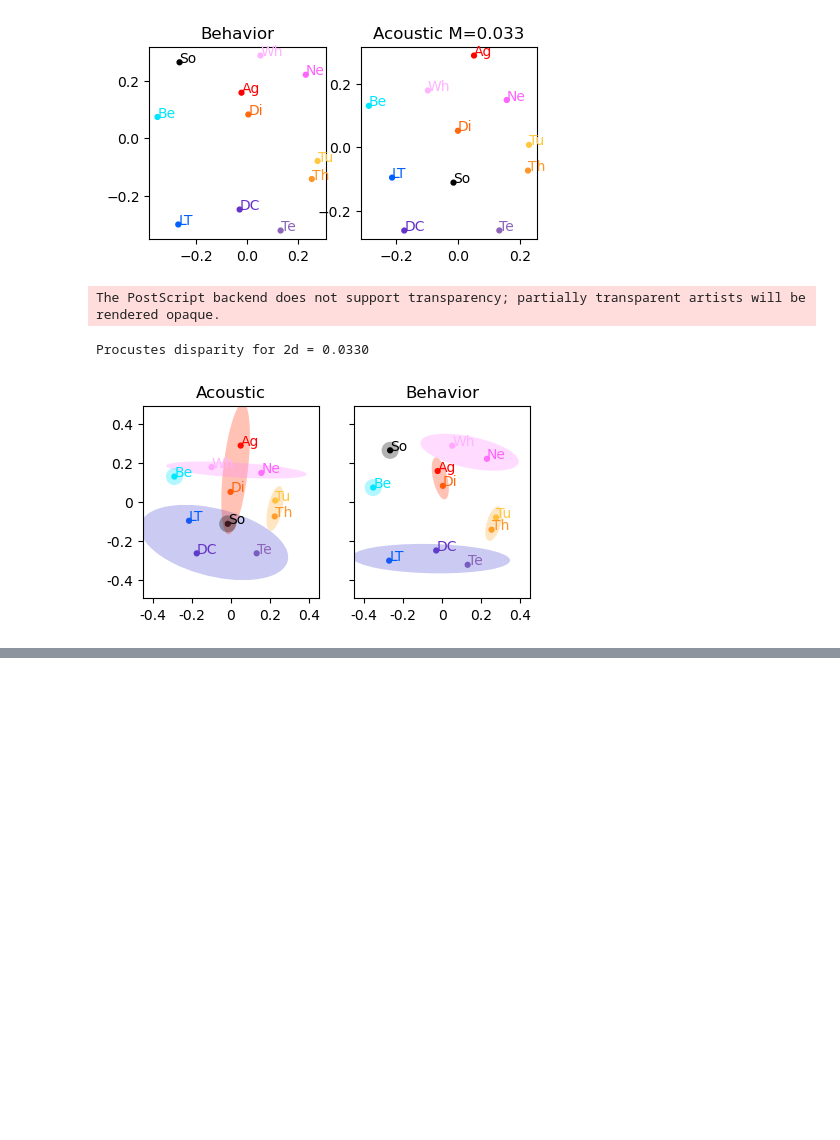
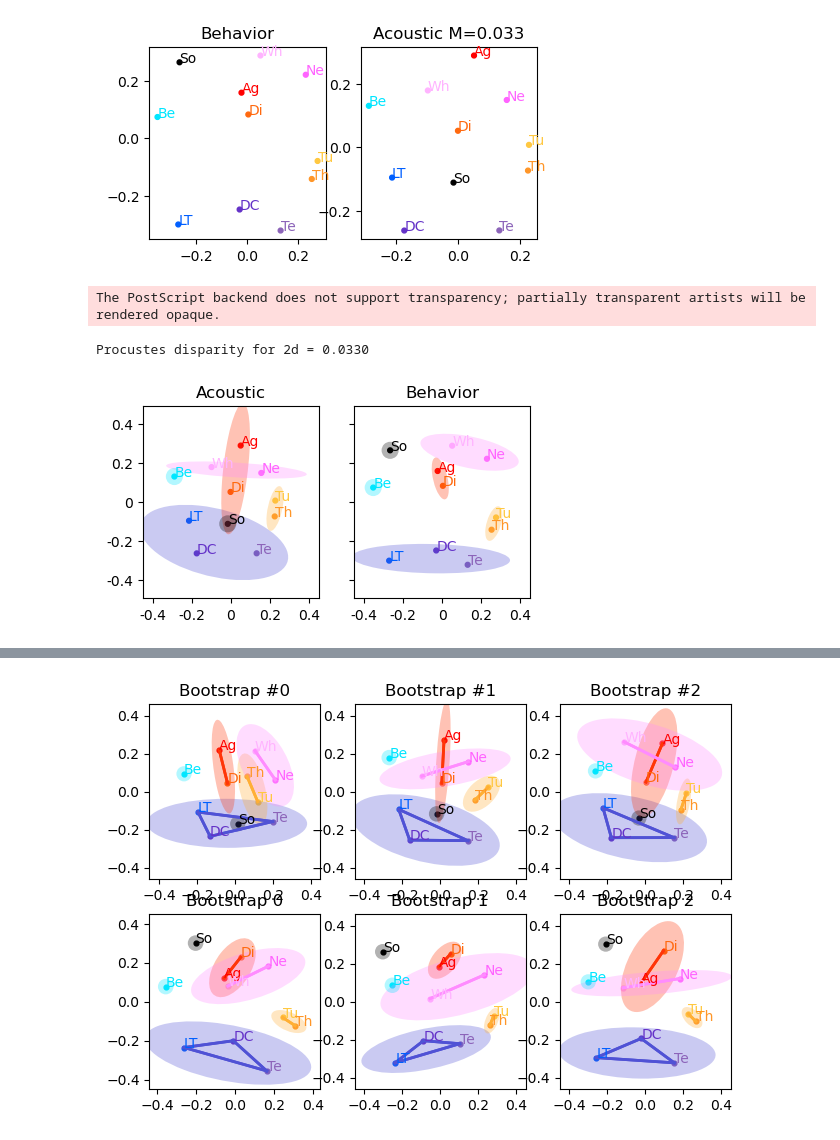
Before and after one commit to theunissenlab/zebra-finch-semantic-category, a Jupyter notebook: pythonNotebooks/BEHAV-Figure 4.ipynb, the cells around one changed output, grey strips where cells are left out. Saved outputs shown, nothing was run; the diff lists cells and outputs as text; code cells hidden in the pictures; blank space fills up the shorter version.

```diff
--- a/pythonNotebooks/BEHAV-Figure 4.ipynb
+++ b/pythonNotebooks/BEHAV-Figure 4.ipynb
@@ -1625,0 +1750,91 @@ plt.savefig(figDir + 'BehaviorAcousticSpectroMDSCloud.eps')
+# %%
+# This is the new panel of figure 4 showing three bootstraps
+nexamples = 3
+
+# Redo the procrustes rotation with all the data because we overwrote it in the bootstrap
+# THis is also done on previous cell but can be repeated
+# behMDSX, acMDSX, Mac = procrustes(behMDS, acMDS[indINname_grp, :])
+
+# plot the new data as clouds.
+plt.figure(figsize= (7.5,5), dpi=100)
+
+
+for k in range(nexamples):
+
+    semClusterColor, semClusterAcCentroids, semClusterBehCentroids, semClusterAcStd, semClusterBehStd = clusterCalc(semCluster, np.squeeze(acMDSXBootAll[:,k,:]), np.squeeze(behMDSXBootAll[:,k,:]))
+    # Draw centroids
+    ax1 = plt.subplot(2,nexamples,k+1)
+    for i, txt in enumerate(callList):
+        ax1.annotate(txt, (acMDSXBootAll[i, k, 0], acMDSXBootAll[i, k, 1]), color = callColor[txt])
+        plt.scatter(acMDSXBootAll[i,k,0], acMDSXBootAll[i,k,1], color = callColor[txt], s=12)
+
+    for isem, sem in enumerate(semCluster.keys()):
+        ell_radius_x = np.sqrt(1 + semClusterAcStd[isem,2])
+        ell_radius_y = np.sqrt(1 - semClusterAcStd[isem,2])
+        ellipse = Ellipse((0, 0), width=ell_radius_x * 2, height=ell_radius_y * 2,
+                      facecolor=semClusterColor[sem], alpha = 0.3)
+
+        transf = transforms.Affine2D() \
+            .rotate_deg(45) \
+            .scale(semClusterAcStd[isem,0]*2, semClusterAcStd[isem,1]*2) \
+            .translate(semClusterAcCentroids[isem,0], semClusterAcCentroids[isem,1])
+
+        ellipse.set_transform(transf + ax1.transData)
+        ax1.add_patch(ellipse)
+
+    # Draw lines between hyper categories
+    for isem, sem in enumerate(semCluster.keys()):
+            for i, txti in enumerate(callList):
+                 if txti in semCluster[sem]:
+                      for j, txtj in enumerate(callList):
+                           if ( (txtj in semCluster[sem]) & (j!= i) ):
+                                plt.plot([acMDSXBootAll[i,k,0], acMDSXBootAll[j,k,0]], [acMDSXBootAll[i,k,1], acMDSXBootAll[j,k,1]], '-', color = semClusterColor[sem], linewidth=2)
+
+    plt.axis('equal')
+    plt.xlim((-0.45, 0.45))
+    plt.ylim((-0.45, 0.45))
+    plt.xticks([-0.4, -0.2, 0, 0.2, 0.4], visible=True)
+    plt.yticks([-0.4, -0.2, 0, 0.2, 0.4], visible=True)
+    plt.title('Bootstrap #%d'%(k))
+
+    # Draw centroids
+    ax2 = plt.subplot(2,nexamples,nexamples+k+1)
+    for i, txt in enumerate(callList):
+        ax2.annotate(txt, (behMDSXBootAll[i, k, 0], behMDSXBootAll[i, k, 1]), color = callColor[txt])
+        plt.scatter(behMDSXBootAll[i,k,0], behMDSXBootAll[i,k,1], color = callColor[txt], s=12)
+
+    for isem, sem in enumerate(semCluster.keys()):
+        ell_radius_x = np.sqrt(1 + semClusterBehStd[isem,2])
+        ell_radius_y = np.sqrt(1 - semClusterBehStd[isem,2])
+        ellipse = Ellipse((0, 0), width=ell_radius_x * 2, height=ell_radius_y * 2,
+                      facecolor=semClusterColor[sem], alpha = 0.3)
+
+        transf = transforms.Affine2D() \
+            .rotate_deg(45) \
+            .scale(semClusterBehStd[isem,0]*2, semClusterBehStd[isem,1]*2) \
+            .translate(semClusterBehCentroids[isem,0], semClusterBehCentroids[isem,1])
+
+        ellipse.set_transform(transf + ax2.transData)
+        ax2.add_patch(ellipse)
+
+    # Draw lines between hyper categories
+    for isem, sem in enumerate(semCluster.keys()):
+            for i, txti in enumerate(callList):
+                 if txti in semCluster[sem]:
+                      for j, txtj in enumerate(callList):
+                           if ( (txtj in semCluster[sem]) & (j!= i) ):
+                                plt.plot([behMDSXBootAll[i,k,0], behMDSXBootAll[j,k,0]], [behMDSXBootAll[i,k,1], behMDSXBootAll[j,k,1]], '-', color = semClusterColor[sem], linewidth=2)
+
+
+    plt.axis('equal')
+    plt.xlim((-0.45, 0.45))
+    plt.ylim((-0.45, 0.45))
+    plt.xticks([-0.4, -0.2, 0, 0.2, 0.4], visible=True)
+    plt.yticks([-0.4, -0.2, 0, 0.2, 0.4], visible=True)
+    plt.title('Bootstrap %d'%(k))
+
+
+
+
+plt.savefig(figDir + 'BehaviorAcousticSpectroMDSBootExamplesV2.eps')
+# %% [output]
@@ -1626,3 +1842,4 @@ plt.savefig(figDir + 'BehaviorAcousticSpectroMDSCloud.eps')
+[figure, added]
 # %%
 plt.figure(figsize= (5,2), dpi=100)
 
```
Also changed, not shown: parts of 14 cells of this notebook, 3 other files.
